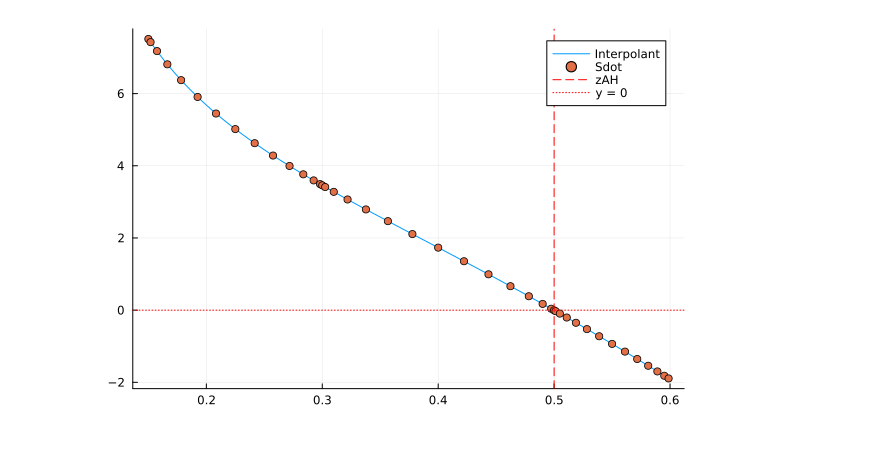
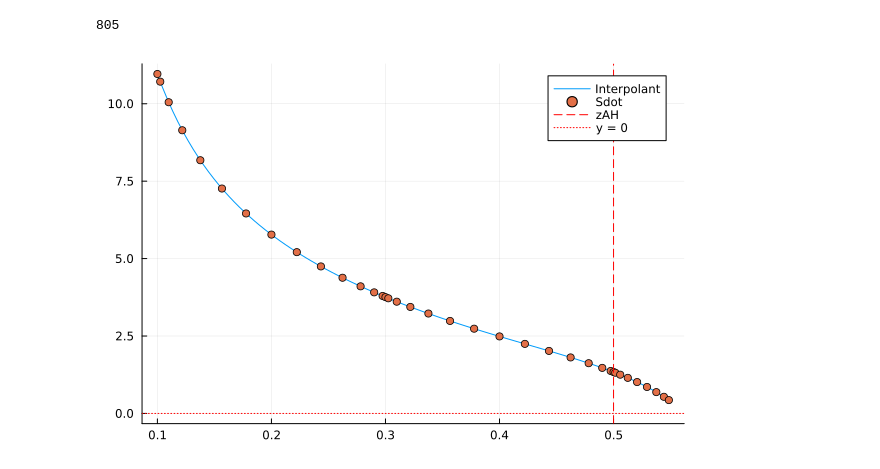
Before and after one commit to JanKozuszek/Reproducing-Dynamic-Holo, a Jupyter notebook: NewRun.ipynb, the cells around one changed output. Cells and saved outputs as stored; diff of their text form; code cells hidden in the pictures.

```diff
--- a/NewRun.ipynb
+++ b/NewRun.ipynb
@@ -3,7 +3,11 @@
 # We now allow for a multi-grid solver with uneven lengths and different resolutions.
 # State vector: [t, ξ, p_2, a_4], var_vec.
 # var_vec: Phi, S, Sdot, PhiDot, A.
-T = Float64;
+#
+T = BigFloat;
+setprecision(T,256)
+
+# T = Float64;
 
 # --------------------------------------------------------------
 #  Struct definition: this holds all variables at a grid point.
@@ -38,13 +42,12 @@ struct PDEVars{T}
     DS4::T
 end
 
-# setprecision(T, 512);
 using Plots
 using Parameters: @unpack
 
 include("cheb.jl")
 include("Equation expressions/ODECoeffExpr.jl");
-include("Equation expressions/FlatS0Expr.jl");
+include("Equation expressions/CosmoS0Expr.jl");
 include("Equation expressions/CosmoTimeStepExpr.jl");
 include("Equation expressions/CosmoConstrExpr.jl");
 include("solvers.jl")
@@ -57,8 +60,8 @@ global const tstar = 1;
 global const M = T(1.);
 global zAH = T(1/2);
 
-global const z_boundaries = [zero(T), T(0.15), T(0.3), T(0.5), T(0.6)]; #Boundaries of grid domains.
-global const domain_sizes = [15, 15, 15, 15]; #sizes of all domains.
+global const z_boundaries = [zero(T), T(0.1), T(0.3), T(0.5), T(0.55)]; #Boundaries of grid domains.
+global const domain_sizes = [10, 15, 15, 10]; #sizes of all domains.
 global const Ndom = length(domain_sizes);
 global const N = sum(domain_sizes);
 
@@ -141,5 +130,9 @@ scatter([x[1] for x in monitorfile],[x[2] for x in monitorfile])
+# %%
+length(outfile)
+# %% [output]
+805
 # %%
-fig = PlotSdot(init_params,outfile[end]);
+fig = PlotSdot(init_params,outfile[790]);
 display(fig)
 # %% [output]
-[figure, old version]
+[figure, new version]
```
Also changed, not shown: parts of 9 cells of this notebook, 5 other files.
